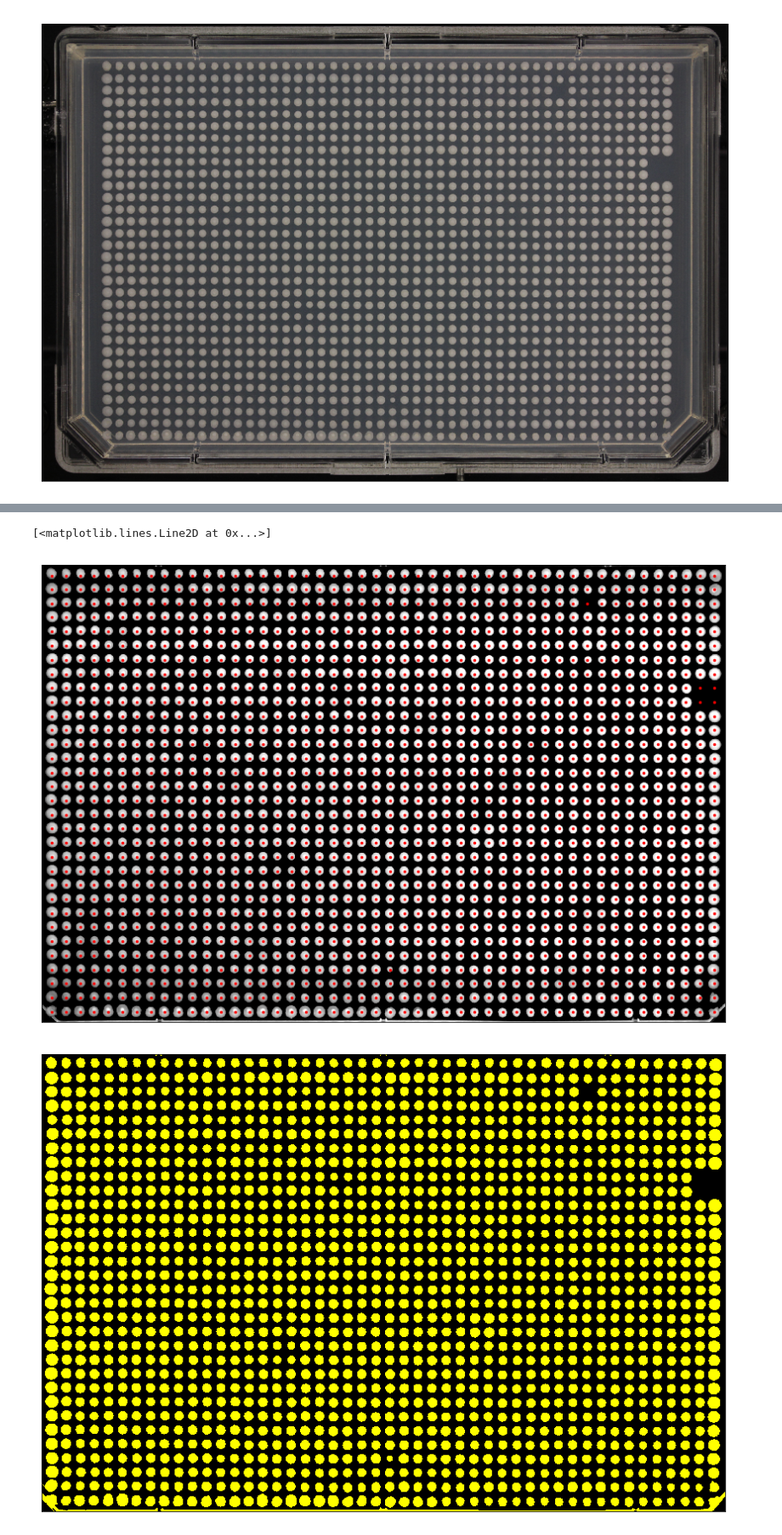
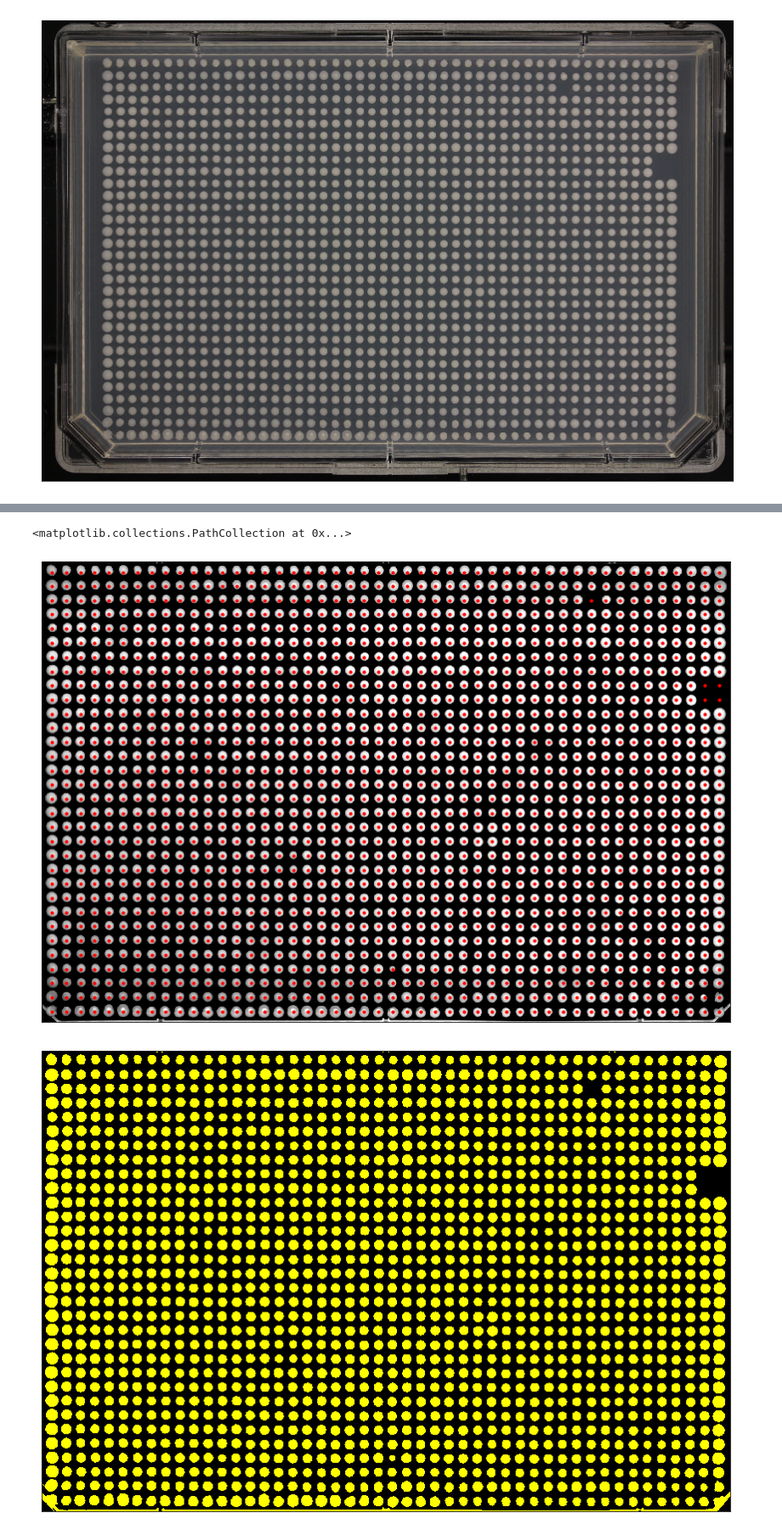
Before and after one commit to baryshnikova-lab/platometer, a Jupyter notebook: examples/Usage_examples.ipynb, the cells around one changed output, grey strips where cells are left out. Shown at 85% size. Saved outputs shown, nothing was run; the diff lists cells and outputs as text; code cells hidden in the pictures.

```diff
--- a/examples/Usage_examples.ipynb
+++ b/examples/Usage_examples.ipynb
@@ -47,18 +49,18 @@ p.show_plate(ax=ax)
 # Colony center detection
 colony_pxl = pd.DataFrame(p.colony_pxl)
 fig, ax = plt.subplots(1, 1, figsize=(20,10))
-p.show_plate(ax=ax)
-ax.plot(colony_pxl[1], colony_pxl[0], 'r.', markersize=5)
+ax = p.show_plate(ax=ax)
+ax.scatter(colony_pxl[1], colony_pxl[0], c='r', s=10)
 # %% [output]
-[<matplotlib.lines.Line2D at 0x...>]
+<matplotlib.collections.PathCollection at 0x...>
-[figure, old version]
+[figure, new version]
 # %%
 # Thresholding
 foreground_data = p.im_foreground
 fig, ax = plt.subplots(1, 1, figsize=(20,10))
-p.show_plate(show='im_foreground', ax=ax)
+ax = p.show_plate(show='im_foreground', ax=ax)
 # %% [output]
-[figure, old version]
+[figure, new version]
 # %%
 # Identifying colony centers by fitting a sinusoid curve and detecting peaks
 colony_row_pxl = pm.detect_peaks(p.row_avg_fit, mpd=p.fit_row['period'] / 2, edge='both', kpsh=True, valley=False, show=True)
```
Also changed, not shown: parts of 9 cells of this notebook, 2 other files.
